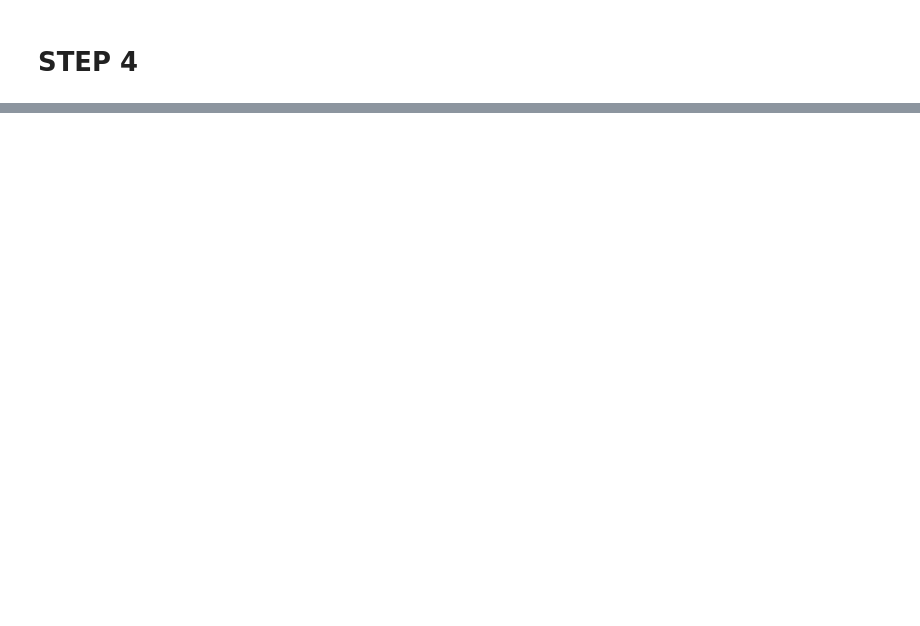
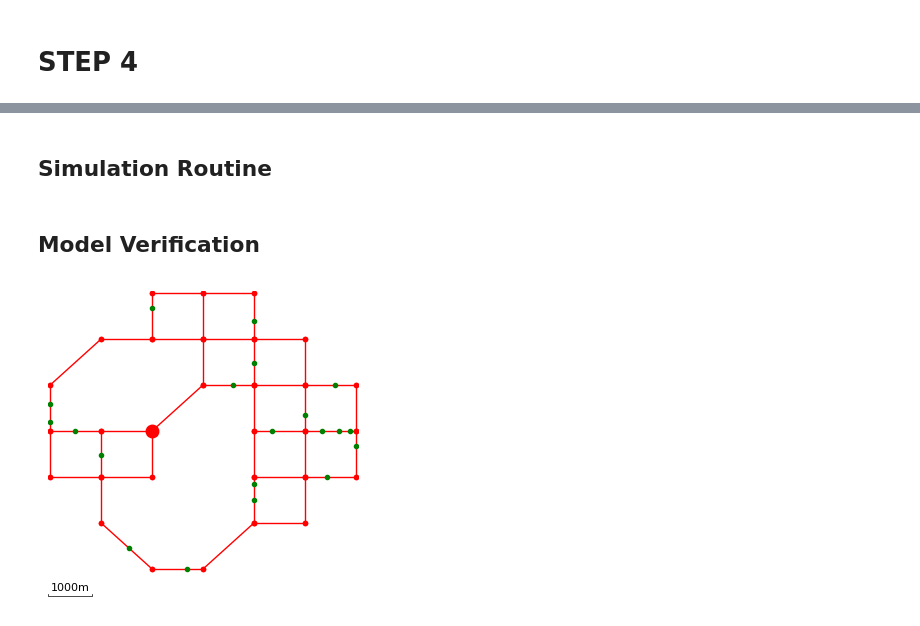
Before and after one commit to StevenTravers-97/Modelling--Simulation-and-Optimisation, a Jupyter notebook: X23299525_MSO_Project/X23299525_MSO_CA.ipynb, the cells around one changed output, grey strips where cells are left out. Drawn from its saved outputs; the diff is of its cells as text; code cells hidden in the pictures; blank space fills up the shorter version.

Commit message:
working to part 4 - not custom data/map

```diff
--- a/X23299525_MSO_Project/X23299525_MSO_CA.ipynb
+++ b/X23299525_MSO_Project/X23299525_MSO_CA.ipynb
@@ -1069,0 +1446,2 @@ simulateGreedyPathLength(0.4, M, C, days=1000)
+# %% [markdown]
+## Simulation Routine
@@ -1069,0 +1488,12 @@ simulateGreedyPathLength(0.4, M, C, days=1000)
+# %% [markdown]
+## Model Verification
+# %%
+import pickle
+with open('testData.pickled', 'rb') as f:
+    M, C = pickle.load(f)
+# %%
+W = generateWarehouseLocation(M)
+# %%
+plotMap(M, T=C, w=W, scale=True)
+# %% [output]
+[figure, added]
```
Also changed, not shown: parts of 55 cells of this notebook, 3 other files.
